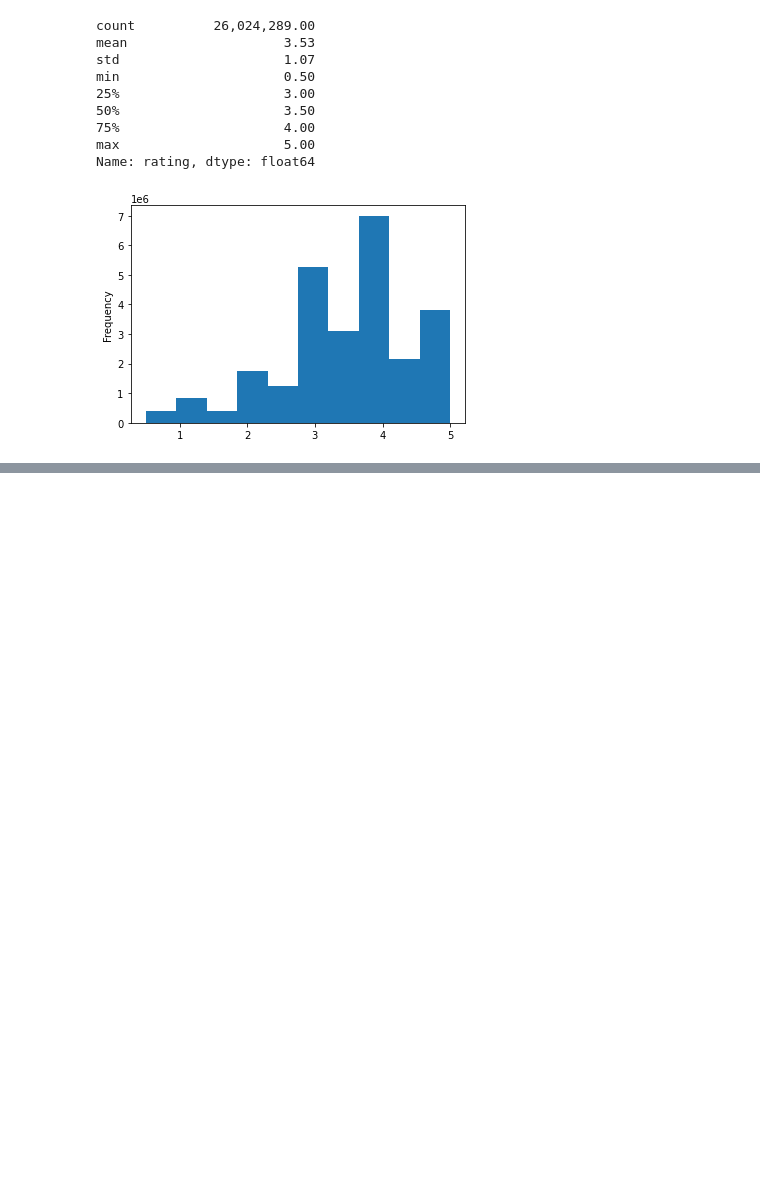
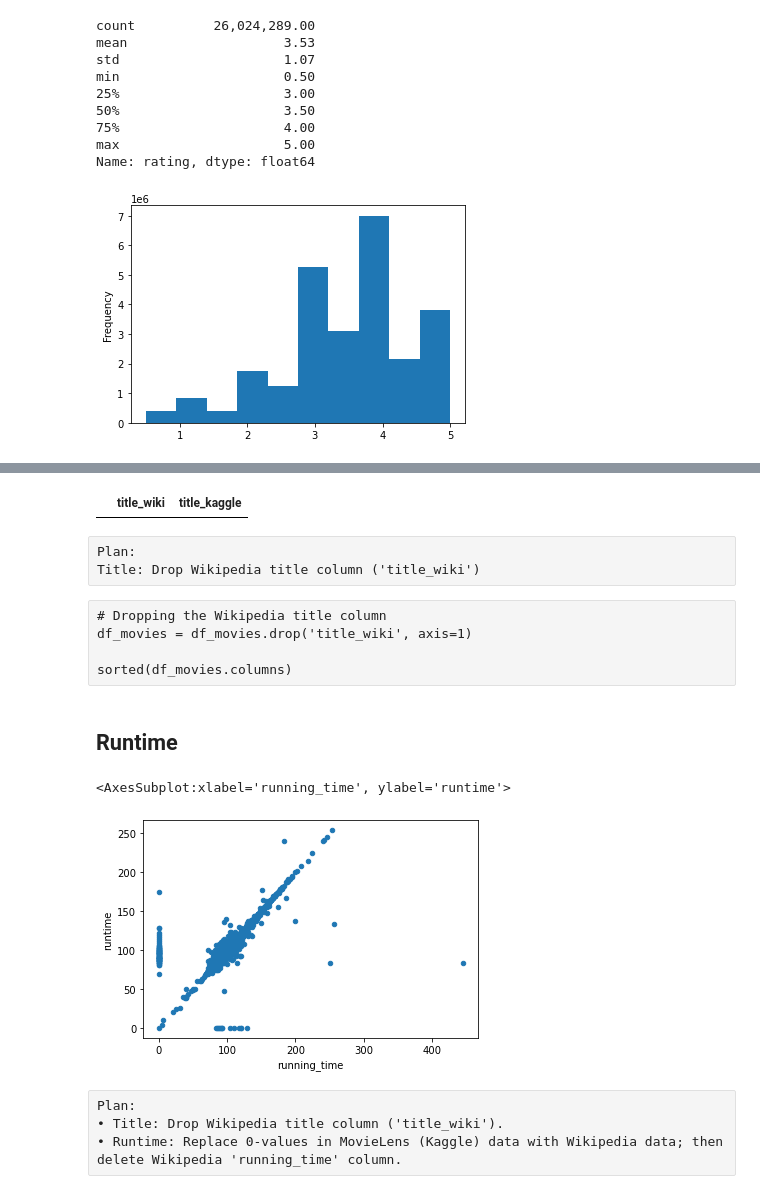
Before and after one commit to elangendorff/Movies-ETL, a Jupyter notebook: ETL.ipynb, the cells around one changed output, grey strips where cells are left out. Saved outputs shown, nothing was run; the diff lists cells and outputs as text; code cells hidden in the pictures; blank space fills up the shorter version.

Commit message:
Merged data

```diff
--- a/ETL.ipynb
+++ b/ETL.ipynb
@@ -1837,0 +1840,2 @@ Name: rating, dtype: float64
+# %%
+df_movies = pd.merge(df_wiki_movies, kaggle_metadata, on='imdb_id', suffixes=['_wiki','_kaggle'])
@@ -1837,0 +1917,26 @@ Name: rating, dtype: float64
+# %%
+# Suspect will keep Kaggle titles.
+# Look for rows without Kaggle titles.
+df_movies[(df_movies['title_kaggle'] == '') | df_movies['title_kaggle'].isnull()][['title_wiki','title_kaggle']]
+# %% [output]
+|  | title_wiki | title_kaggle |
+# %% [raw]
+Plan:
+Title: Drop Wikipedia title column ('title_wiki')
+# %% [raw]
+# Dropping the Wikipedia title column
+df_movies = df_movies.drop('title_wiki', axis=1)
+
+sorted(df_movies.columns)
+# %% [markdown]
+## Runtime
+# %%
+# Plot runtime' vs 'running_time'
+df_movies.fillna(0).plot(x='running_time', y='runtime', kind='scatter')
+# %% [output]
+<AxesSubplot:xlabel='running_time', ylabel='runtime'>
+[figure, added]
+# %% [raw]
+Plan:
+• Title: Drop Wikipedia title column ('title_wiki').
+• Runtime: Replace 0-values in MovieLens (Kaggle) data with Wikipedia data; then delete Wikipedia 'running_time' column.
```
Also changed, not shown: parts of 42 cells of this notebook.
